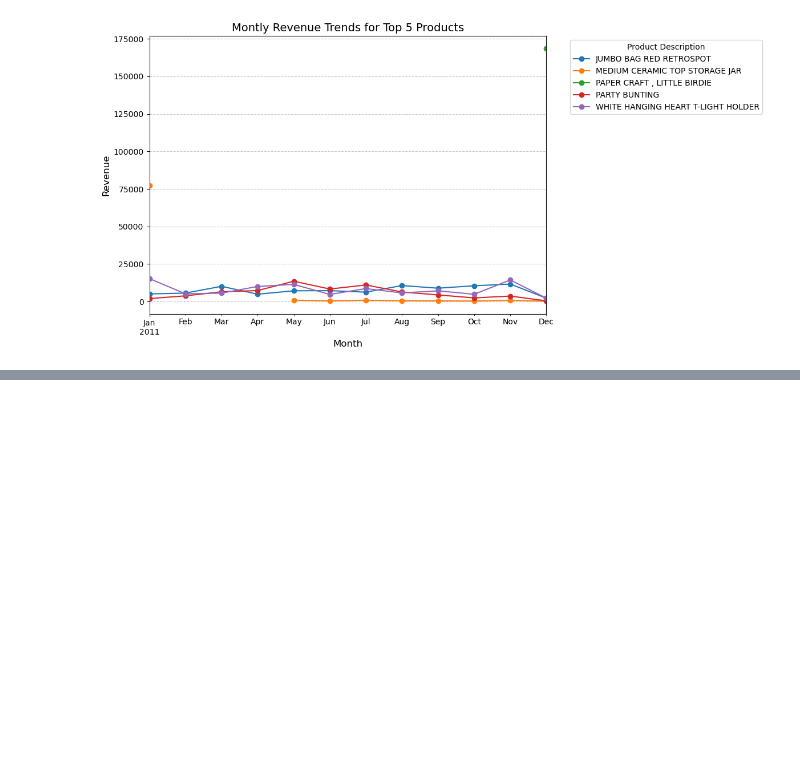
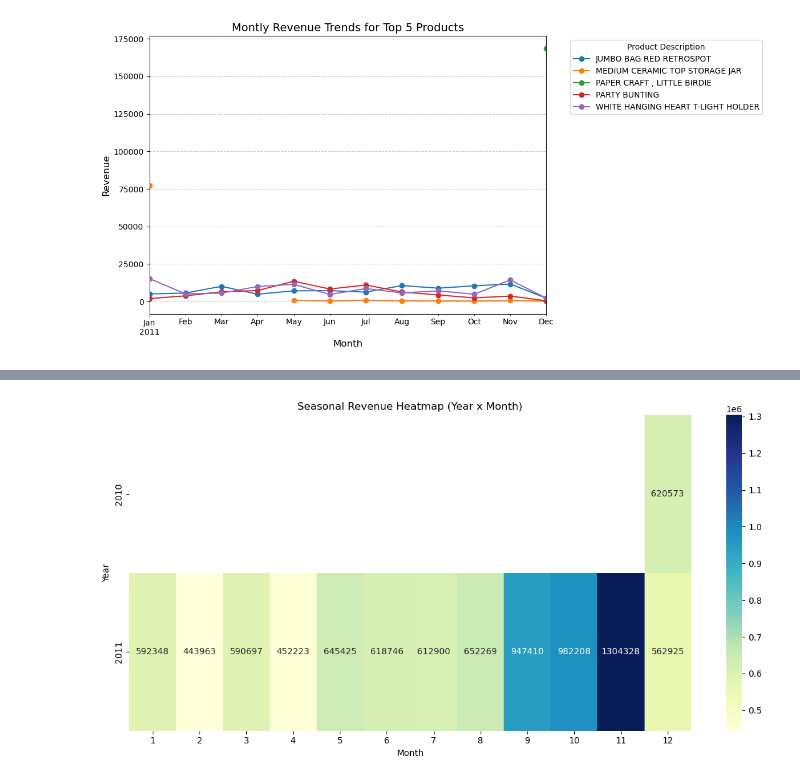
Before and after one commit to DiegoALemos/Programming-for-AI-Final-Project, a Jupyter notebook: final_project.ipynb, the cells around one changed output, grey strips where cells are left out. Cells and saved outputs as stored; diff of their text form; code cells hidden in the pictures; blank space fills up the shorter version.

```diff
--- a/final_project.ipynb
+++ b/final_project.ipynb
@@ -614,0 +659,6 @@ plt.show()
+# %%
+# Testing Statistical Significance
+# Spliting data by quarters
+df_cleaned['Quarter'] = df_cleaned.index.quarter
+revenue_by_quarter = df_cleaned.groupby('Quarter')['Revenue'].sum()
+print(revenue_by_quarter)
@@ -614,0 +686,15 @@ plt.show()
+# %%
+# Seasonal Heatmap
+
+revenure_heatmap = df_cleaned.groupby([df_cleaned.index.year, df_cleaned.index.month])['Revenue'].sum().unstack()
+
+# Plotting
+plt.figure(figsize = (12, 6))
+sns.heatmap(revenure_heatmap, cmap = 'YlGnBu', annot = True, fmt = '.0f')
+plt.title('Seasonal Revenue Heatmap (Year x Month)')
+plt.xlabel('Month')
+plt.ylabel('Year')
+plt.tight_layout()
+plt.show()
+# %% [output]
+[figure, added]
```
Also changed, not shown: parts of 12 cells of this notebook.
